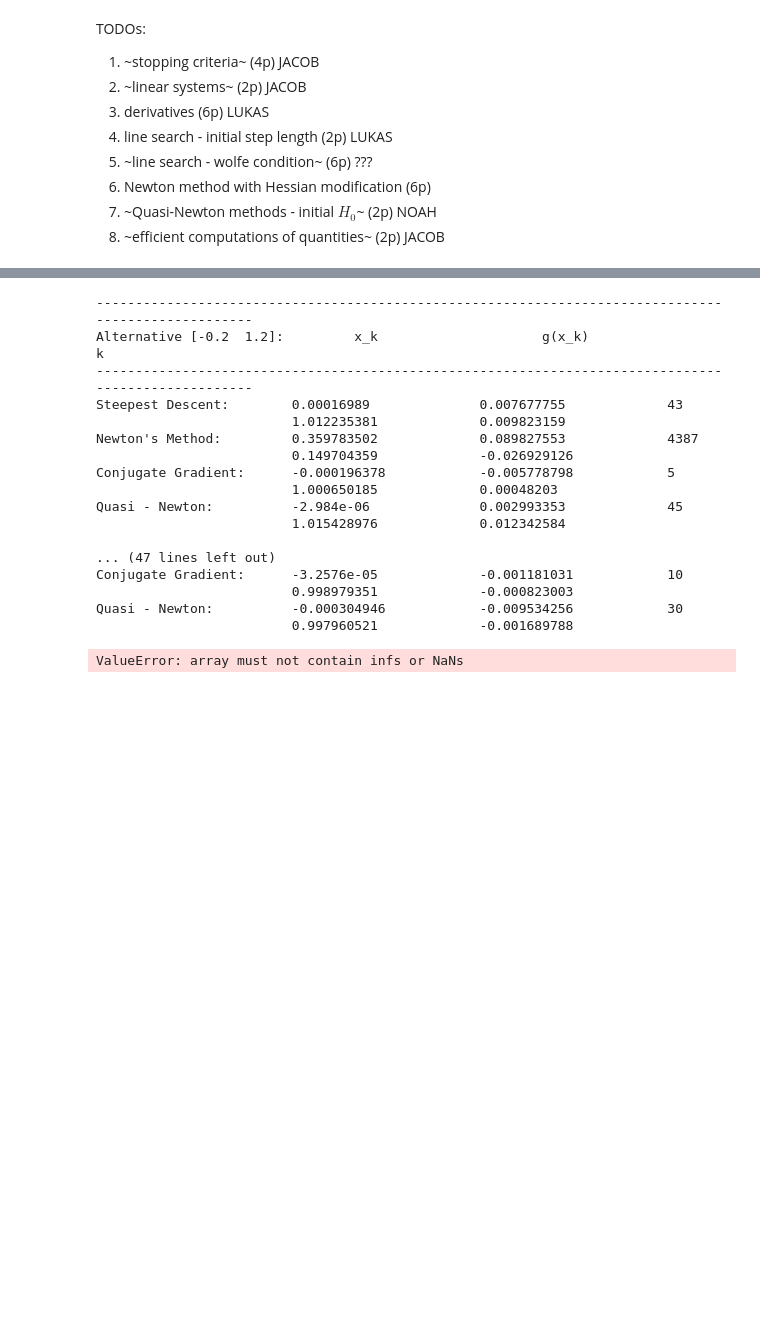
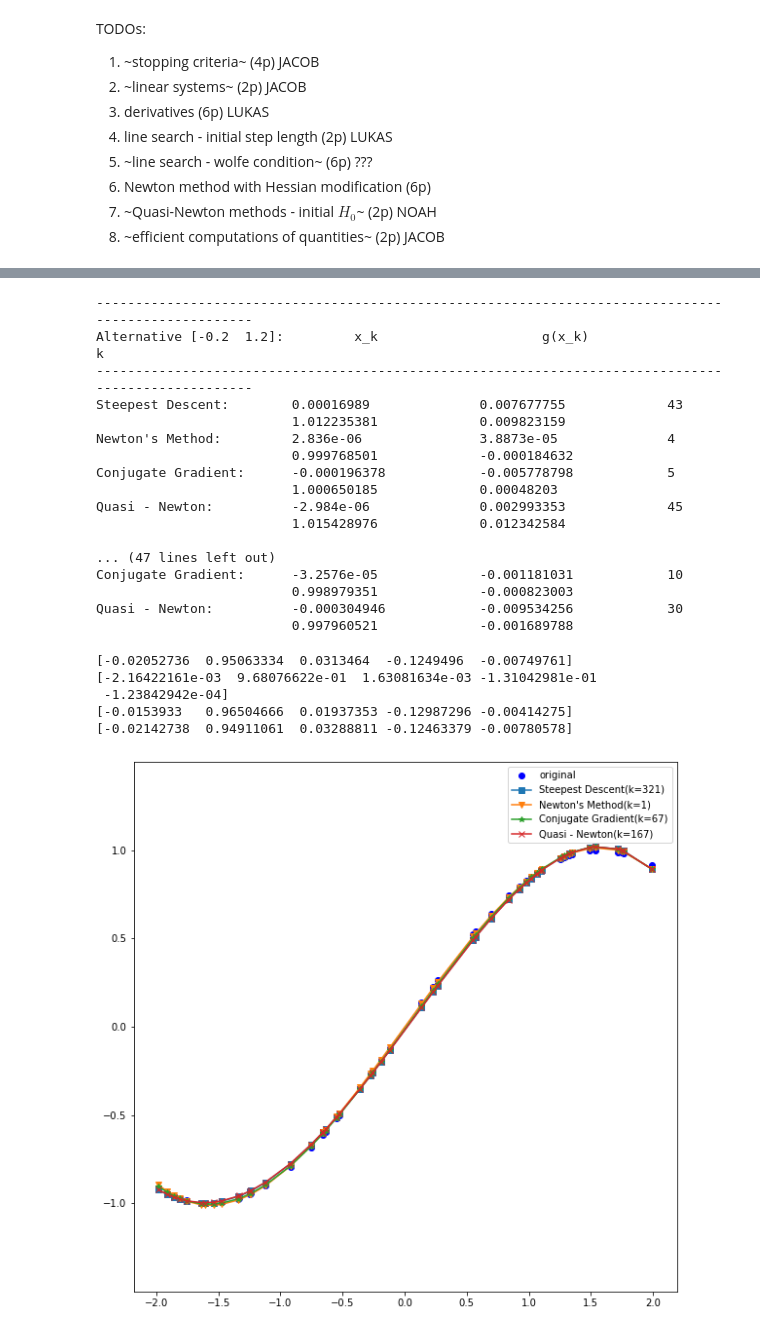
Before and after one commit to NoahPichl/numerical_optimization_phase2, a Jupyter notebook: P1_1_k12013224.ipynb, the cells around one changed output, grey strips where cells are left out. Saved outputs shown, nothing was run; the diff lists cells and outputs as text; code cells hidden in the pictures; blank space fills up the shorter version.

Commit message:
hessian modification, edit on least square problem;

```diff
--- a/P1_1_k12013224.ipynb
+++ b/P1_1_k12013224.ipynb
@@ -127,7 +127,10 @@ class Functions:
         """
         pass
 # %%
-def linear_solve(A, b):  # TODO: implement a linear solver (2.)   DONE
+# max number of steps / amount of steps after we give up
+K = 30000
+
+def linear_solve(A, b):
     """
     Should solve a linear system of the form A*x=b. A and b are given and x should be returned
     A: a matrix of form nxm
@@ -137,16 +140,25 @@ def linear_solve(A, b):  # TODO: implement a linear solver (2.)   DONE
     try:
         x = linalg.solve(A,b)
     except linalg.LinAlgError:
-        A += 0.001
+        A += 0.01
         x = linalg.solve(A,b)
     return x
+
+# Cholesky with Added Multiple of the Identity (Alg. 3.3 - page 51)
+def hessian_modification(hess, b=1e-3):
+    if min(np.diag(hess)) > 0:
+        tau = 0
+    else:
+        tau = -min(np.diag(hess))+b
+    for k in range(K):
+        try:
+            L = linalg.cholesky(hess + (np.eye(hess.shape[0])*tau))
+            return L @ L.T
+        except linalg.LinAlgError:
+            tau = max(2*tau, b)
+
+    return hess
 # %%
-# TODO: go over all following functions and check if the multiplication order is efficient
-# for example try to avoid matrix matrix multiplication and keep the dimensionality low (8.)   DONE
-
-# max number of steps / amount of steps after we give up
-K = 30000
-
 # # # # # # # # # # # # # # # # # # # # # # # # # #
 #                                               #
 #   L I N E - S E A R C H                     #
@@ -191,12 +203,12 @@ def line_search(x_0, f, g, h, a_max=10, c1=10e-4, c2=0.1, acc=0.1, eps=1e-5, met
         if method == 'steepest_descent':
             B_k = np.identity(n=len(x_k), dtype=np.longdouble)
         elif method == 'newton':     # TODO: hessian modification (5.)
-            B_k = h(x_k)             # TODO: don't compute inverse (2.)              DONE
+            B_k = hessian_modification(h(x_k)) #
         else:
             print('input correct method')
 
         # (3.2)
-        p_k = linear_solve(A=-B_k, b=g_k)  # TODO: call linear solver (2.)            DONE
+        p_k = linear_solve(A=-B_k, b=g_k)
 
         # find alpha that satisfies strong wolfe
         a_k = find_alpha(x_k, f, g, p_k, a_max, c1, c2, acc) # TODO: pass inital step length (4.)
@@ -658,7 +670,7 @@ def second_5(function, n, q, m):
     poly = []
 
     algorithms =[lambda x: line_search(x.copy(), f, g, h, a_max=10, c1=10e-4, c2=0.1, acc=0.01, method='steepest_descent'),
-                 lambda x: line_search(x.copy(), f, g, h, a_max=10, c1=10e-4, c2=0.9, acc=0.1, method='newton'),
+                 lambda x: line_search(x.copy(), f, g, h, a_max=10, c1=10e-4, c2=0.9, acc=0.01, method='newton'),
                  lambda x: polak_ribiere_plus(x.copy(), f, g, c1=10e-4, c2=0.1, a_max=0.1, acc=1e-3),
                  lambda x: BFGS(x.copy(), f, g, a_max=100, acc=0.1)
                 ]
@@ -699,8 +711,8 @@ Alternative [-0.2  1.2]:         x_k                     g(x_k)
 ----------------------------------------------------------------------------------------------------
 Steepest Descent:        0.00016989              0.007677755             43
                          1.012235381             0.009823159
-Newton's Method:         0.359783502             0.089827553             4387
-                         0.149704359             -0.026929126
+Newton's Method:         2.836e-06               3.8873e-05              4
+                         0.999768501             -0.000184632
 Conjugate Gradient:      -0.000196378            -0.005778798            5
                          1.000650185             0.00048203
 Quasi - Newton:          -2.984e-06              0.002993353             45
@@ -713,8 +725,13 @@ Quasi - Newton:          -0.000304946            -0.009534256            30
                          0.997960521             -0.001689788
 # %%
 def function_6(x): return np.sin(x)
-second_5(function_6, n=4, q=2, m=100)
+second_5(function_6, n=4, q=2, m=50)
 # %% [output]
-ValueError: array must not contain infs or NaNs
+[-0.02052736  0.95063334  0.0313464  -0.1249496  -0.00749761]
+[-2.16422161e-03  9.68076622e-01  1.63081634e-03 -1.31042981e-01
+ -1.23842942e-04]
+[-0.0153933   0.96504666  0.01937353 -0.12987296 -0.00414275]
+[-0.02142738  0.94911061  0.03288811 -0.12463379 -0.00780578]
+[figure, added]
 # %%
 def function_7(x): return np.cos(x)
```
Also changed, not shown: parts of 5 cells of this notebook.
